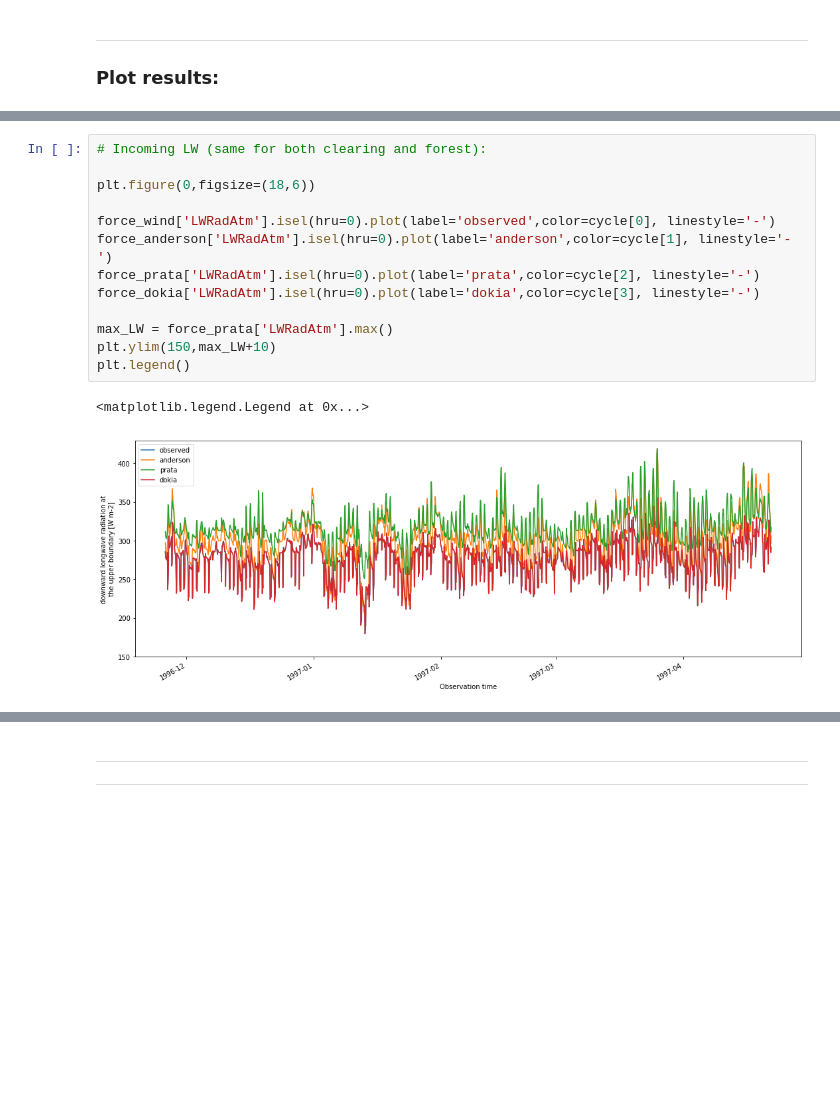
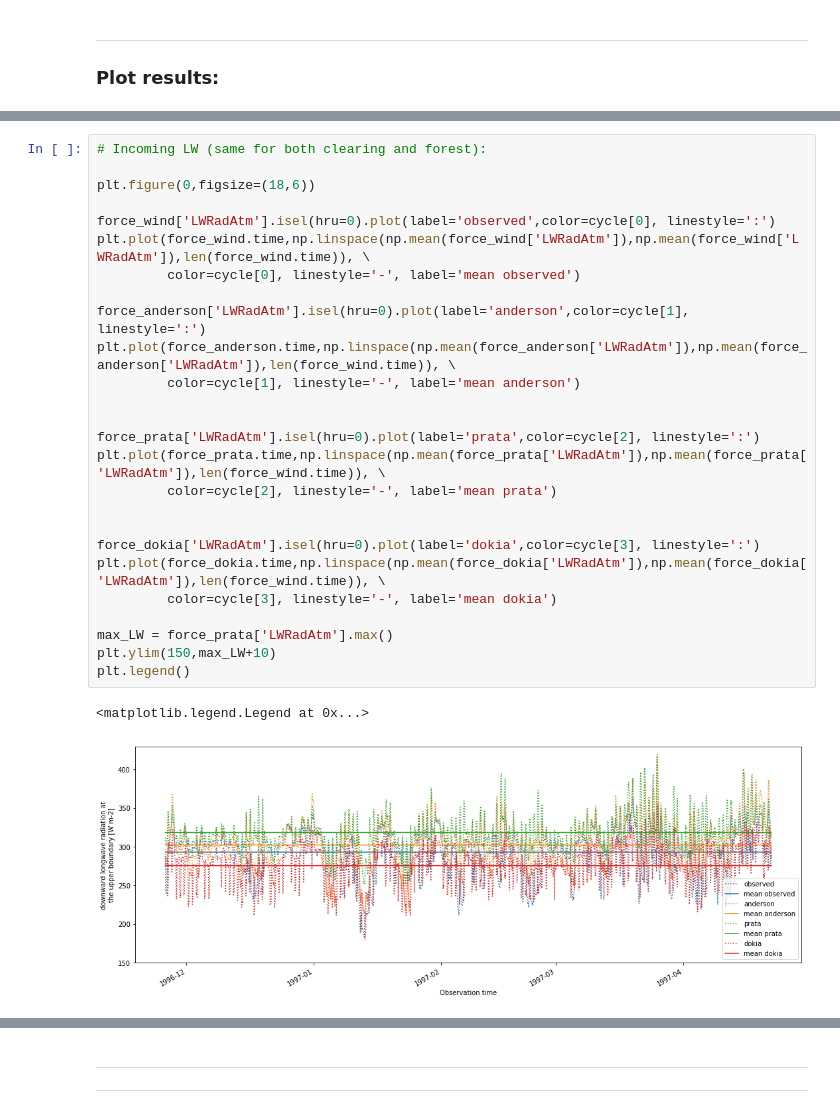
Before and after one commit to spestana/snowhydro-summa, a Jupyter notebook: homework_2/homework_2_D_exercise_2.ipynb, the cells around one changed output, grey strips where cells are left out. Drawn from its saved outputs; the diff is of its cells as text; blank space fills up the shorter version.

```diff
--- a/homework_2/homework_2_D_exercise_2.ipynb
+++ b/homework_2/homework_2_D_exercise_2.ipynb
@@ -484,16 +484,29 @@ plt.legend()
 # %%
 # Incoming LW (same for both clearing and forest):
 
 plt.figure(0,figsize=(18,6))
 
-force_wind['LWRadAtm'].isel(hru=0).plot(label='observed',color=cycle[0], linestyle='-')
-force_anderson['LWRadAtm'].isel(hru=0).plot(label='anderson',color=cycle[1], linestyle='-')
-force_prata['LWRadAtm'].isel(hru=0).plot(label='prata',color=cycle[2], linestyle='-')
-force_dokia['LWRadAtm'].isel(hru=0).plot(label='dokia',color=cycle[3], linestyle='-')
+force_wind['LWRadAtm'].isel(hru=0).plot(label='observed',color=cycle[0], linestyle=':')
+plt.plot(force_wind.time,np.linspace(np.mean(force_wind['LWRadAtm']),np.mean(force_wind['LWRadAtm']),len(force_wind.time)), \
+         color=cycle[0], linestyle='-', label='mean observed')
+
+force_anderson['LWRadAtm'].isel(hru=0).plot(label='anderson',color=cycle[1], linestyle=':')
+plt.plot(force_anderson.time,np.linspace(np.mean(force_anderson['LWRadAtm']),np.mean(force_anderson['LWRadAtm']),len(force_wind.time)), \
+         color=cycle[1], linestyle='-', label='mean anderson')
+
+
+force_prata['LWRadAtm'].isel(hru=0).plot(label='prata',color=cycle[2], linestyle=':')
+plt.plot(force_prata.time,np.linspace(np.mean(force_prata['LWRadAtm']),np.mean(force_prata['LWRadAtm']),len(force_wind.time)), \
+         color=cycle[2], linestyle='-', label='mean prata')
+
+
+force_dokia['LWRadAtm'].isel(hru=0).plot(label='dokia',color=cycle[3], linestyle=':')
+plt.plot(force_dokia.time,np.linspace(np.mean(force_dokia['LWRadAtm']),np.mean(force_dokia['LWRadAtm']),len(force_wind.time)), \
+         color=cycle[3], linestyle='-', label='mean dokia')
 
 max_LW = force_prata['LWRadAtm'].max()
 plt.ylim(150,max_LW+10)
 plt.legend()
 # %% [output]
 <matplotlib.legend.Legend at 0x...>
-[figure, old version]
+[figure, new version]
```
Also changed, not shown: parts of 8 cells of this notebook, 2 other files.
